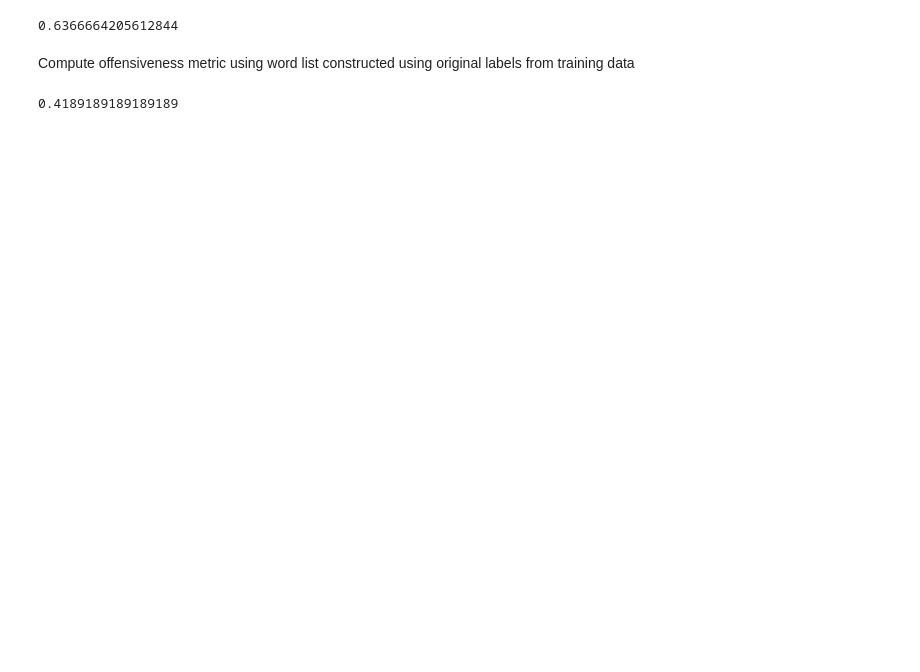
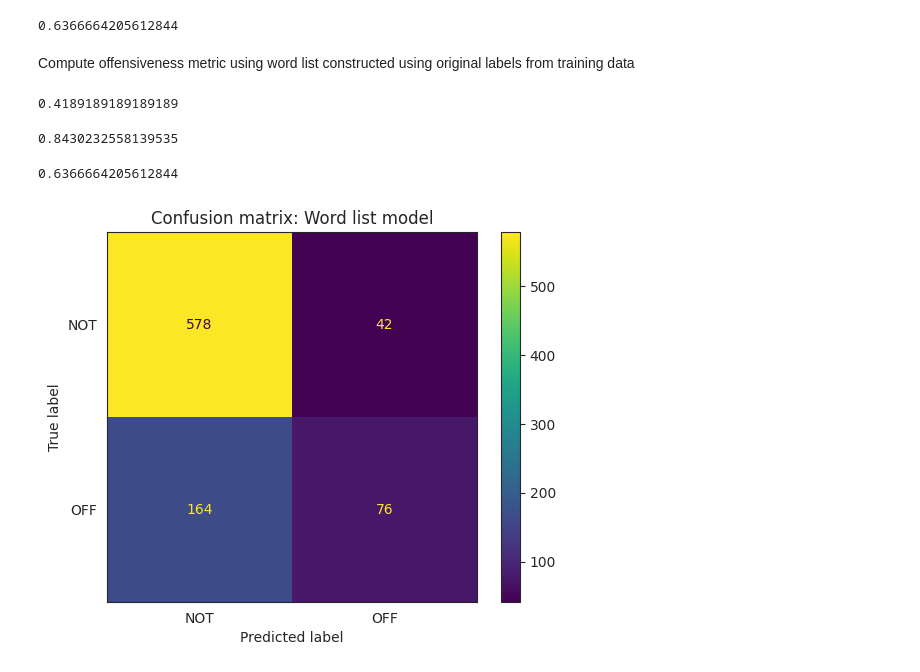
Before and after one commit to chadji15/LearningFromData_Assignment4, a Jupyter notebook: lstm/notebook.ipynb, the cells around one changed output. Cells and saved outputs as stored; diff of their text form; code cells hidden in the pictures; blank space fills up the shorter version.

```diff
--- a/lstm/notebook.ipynb
+++ b/lstm/notebook.ipynb
@@ -524,0 +528,10 @@ f1_score(y_test_bin, y_pred_word_list_raw_data, average='macro')
+# %%
+sum(agree_instances)/len(agree_instances)
+# %% [output]
+0.8430232558139535
+# %%
+plot_confusion_matrix(np.array(y_test_bin), np.array(y_pred_word_list), 'Confusion matrix: Word list model')
+f1_score(y_test_bin, y_pred_word_list, average='macro')
+# %% [output]
+0.6366664205612844
+[figure, added]
```
Also changed, not shown: parts of 6 cells of this notebook.
